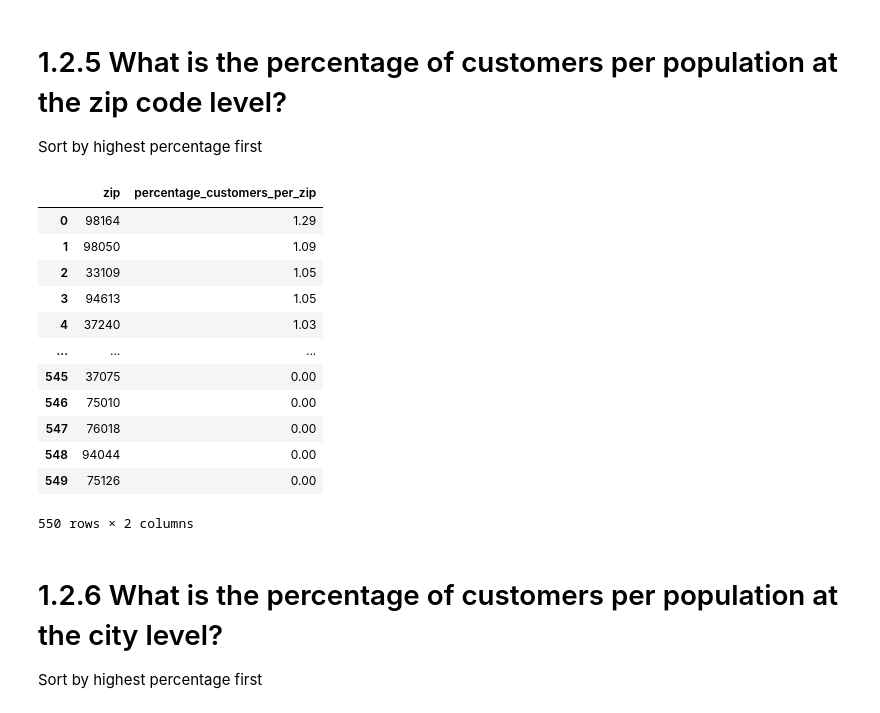
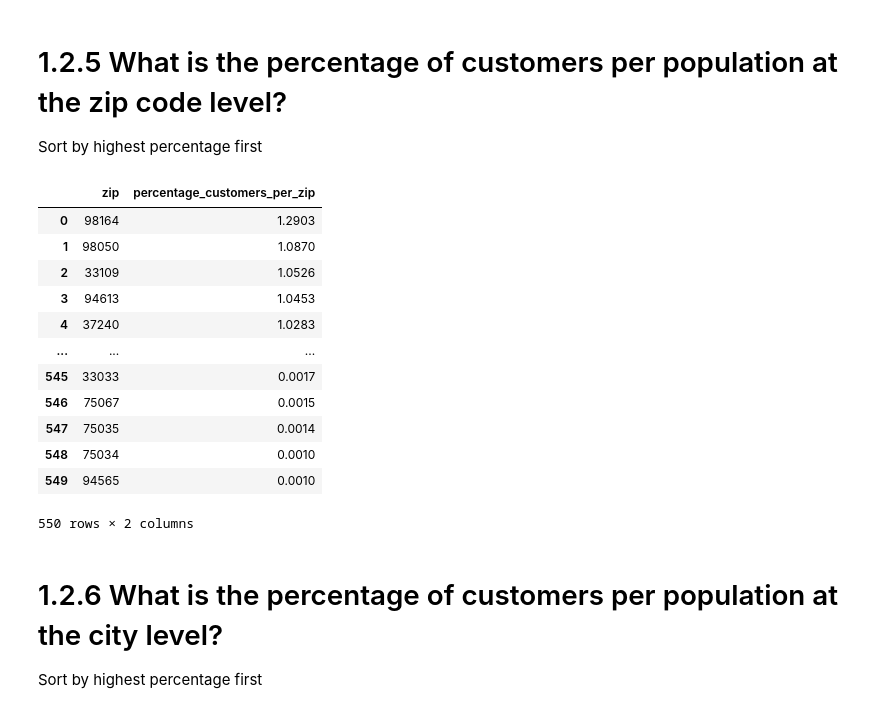
Before and after one commit to scabanela-ischool/Data_Engineering_Proj1_Querying, a Jupyter notebook: project_1_2.ipynb, the cells around one changed output. Cells and saved outputs as stored; diff of their text form; code cells hidden in the pictures.

Commit message:
Fixed 1.2.2 to include customers without purchases and 1.2.5 to include more decimal points

```diff
--- a/project_1_2.ipynb
+++ b/project_1_2.ipynb
@@ -211,32 +211,32 @@ Sort by highest percentage first
 # %%
 rollback_before_flag = True
 rollback_after_flag = True
 
 query = """
 
-select z.zip, round((count(ct.customer_id) / z.population) * 100, 2) as percentage_customers_per_zip
+select z.zip, round((count(ct.customer_id) / z.population) * 100, 4) as percentage_customers_per_zip
 from customers as ct
     join zip_codes as z on ct.zip = z.zip
 group by z.zip
 order by percentage_customers_per_zip desc
 
 """
 
 
 my_select_query_pandas(query, rollback_before_flag, rollback_after_flag)
 # %% [output]
 |  | zip | percentage_customers_per_zip |
-| 0 | 98164 | 1.29 |
-| 1 | 98050 | 1.09 |
-| 2 | 33109 | 1.05 |
-| 3 | 94613 | 1.05 |
-| 4 | 37240 | 1.03 |
+| 0 | 98164 | 1.2903 |
+| 1 | 98050 | 1.0870 |
+| 2 | 33109 | 1.0526 |
+| 3 | 94613 | 1.0453 |
+| 4 | 37240 | 1.0283 |
 | ... | ... | ... |
-| 545 | 37075 | 0.00 |
-| 546 | 75010 | 0.00 |
-| 547 | 76018 | 0.00 |
-| 548 | 94044 | 0.00 |
-| 549 | 75126 | 0.00 |
+| 545 | 33033 | 0.0017 |
+| 546 | 75067 | 0.0015 |
+| 547 | 75035 | 0.0014 |
+| 548 | 75034 | 0.0010 |
+| 549 | 94565 | 0.0010 |
 550 rows × 2 columns
 # %% [markdown]
 # 1.2.6 What is the percentage of customers per population at the city level?
```
Also changed, not shown: parts of 1 cell of this notebook.
